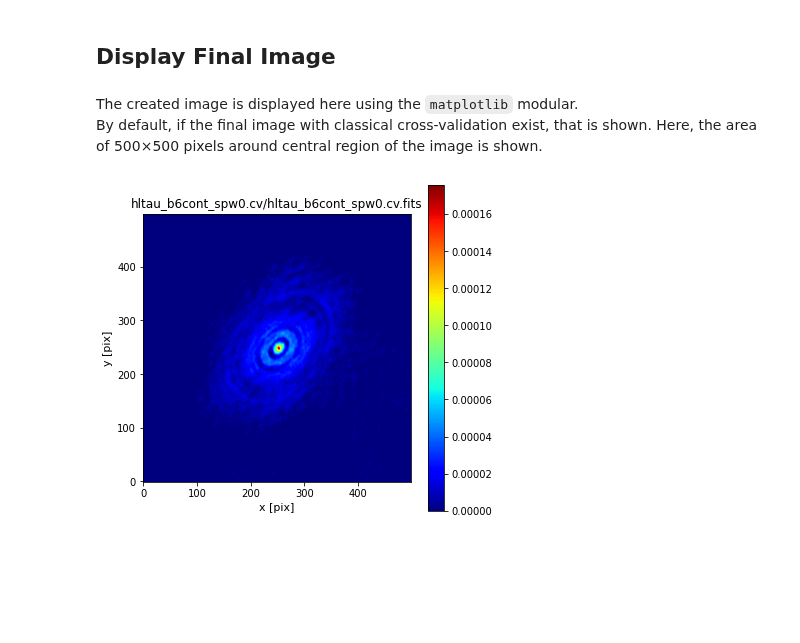
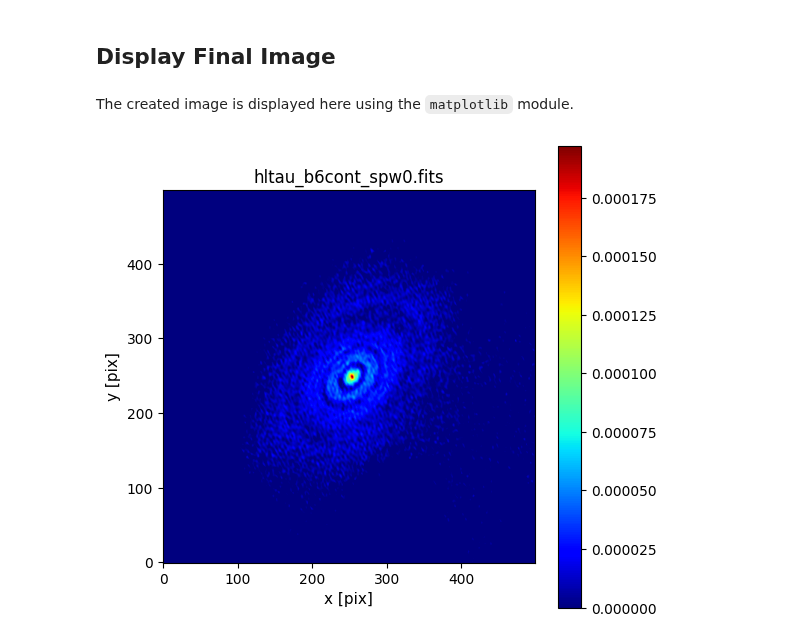
Before and after one commit to tnakazato/priism, a Jupyter notebook: tutorial_hltau.ipynb, the cells around one changed output. Cells and saved outputs as stored; diff of their text form; code cells hidden in the pictures; blank space fills up the shorter version.

Commit message:
rewrite HLTau tutorial dedicated to e2e processing with runner

```diff
--- a/tutorial_hltau.ipynb
+++ b/tutorial_hltau.ipynb
@@ -270,32 +157,24 @@ bayesopt_maxiter:       15</code>
 # %% [markdown]
 ## Display Final Image
-# %% [markdown]
-The created image is displayed here using the <code>matplotlib</code> modular. <br>
-By default, if the final image with classical cross-validation exist, that is shown. Here, the area of 500&times;500 pixels around central region of the image is shown.
+# %% [markdown]
+The created image is displayed here using the `matplotlib` module.
 # %%
 from astropy.io import fits
 from matplotlib import pyplot as plt
 
-imname1 = dimname
-imname2 = cvname+'/'+cvname+'.fits'
-imname3 = cvbyname+'/'+cvbyname+'.fits'
-imname = imname1
-if os.path.isfile(imname2):
-    imname = imname2
-elif os.path.isfile(imname3):
-    imname = imname3
+imname = 'hltau_b6cont_spw0.fits'
 
 pixs=800; imwd=500; exwd = (pixs-imwd) // 2
 ff,aa=plt.subplots(1,1, figsize=(6,6))
 #im=aa.imshow(fits.getdata(imname)[0,0,exwd:((pixs-1)-exwd),exwd:((pixs-1)-exwd)],
 im=aa.imshow(fits.getdata(imname)[0,0,exwd+40:((pixs-1)-exwd)+40,exwd:((pixs-1)-exwd)],
              origin='lower', cmap='jet')
 #             vmin=0, vmax=0.0005, origin='lower', cmap='jet')
 cbar=plt.colorbar(im, ax=aa)
 aa.set_title(imname)
 aa.set_xlabel("x [pix]",size=11)
 aa.set_ylabel("y [pix]",size=11)
-plt.savefig(dimname.replace('fits','png'), bbox_inches="tight", pad_inches=0.05)
+plt.savefig(imname.replace('fits','png'), bbox_inches="tight", pad_inches=0.05)
 plt.show()
 # %% [output]
-[figure, old version]
+[figure, new version]
```
Also changed, not shown: parts of 40 cells of this notebook.
